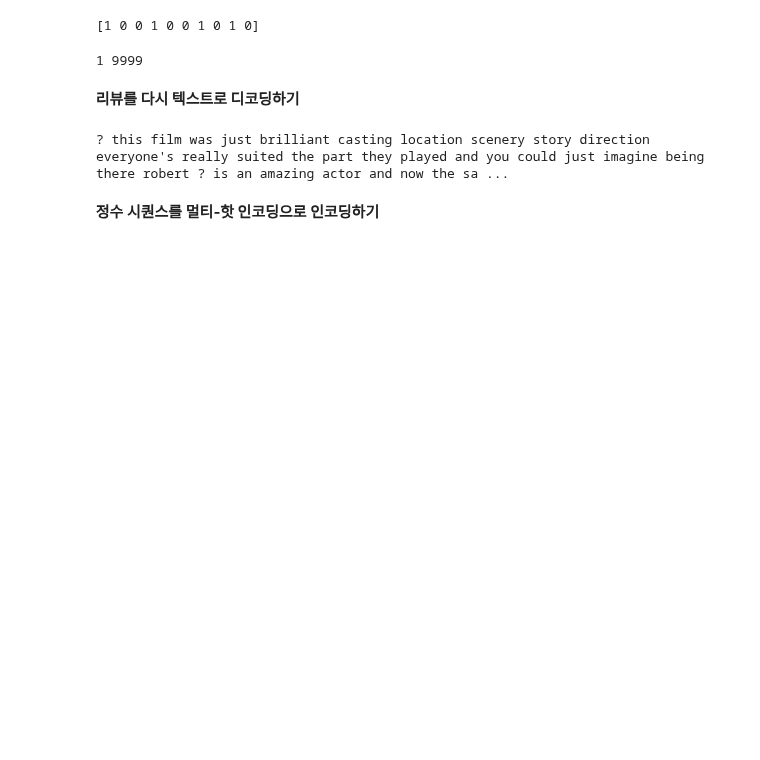
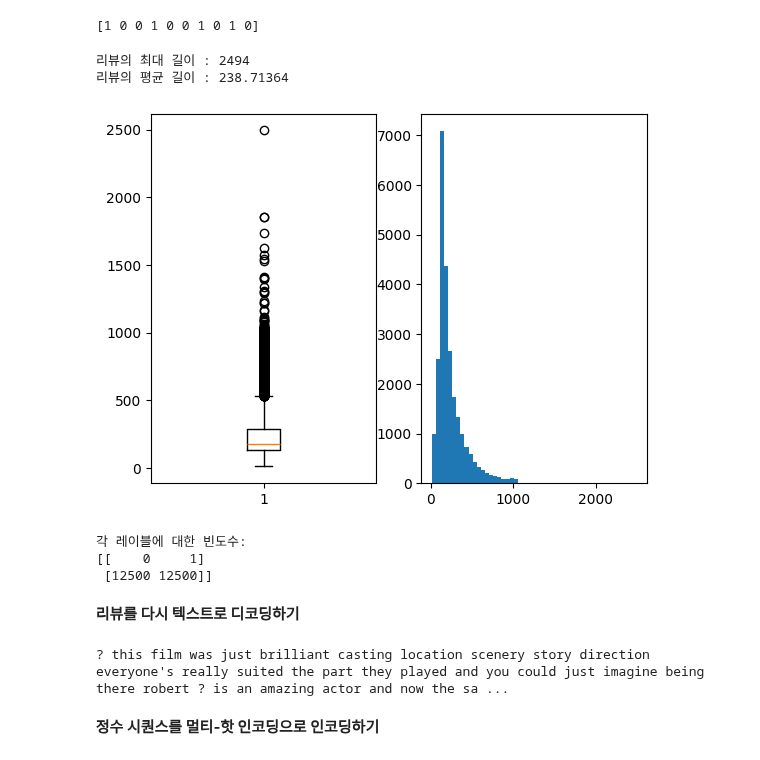
Before and after one commit to heegeunyoon/python101, a Jupyter notebook: 5_3_NN.ipynb, the cells around one changed output. Drawn from its saved outputs; the diff is of its cells as text; code cells hidden in the pictures; blank space fills up the shorter version.

```diff
--- a/5_3_NN.ipynb
+++ b/5_3_NN.ipynb
@@ -28,10 +35,29 @@ for i in range(10):
     print(train_labels[0:10])
 # %% [output]
 [1 0 0 1 0 0 1 0 1 0]
-# %%
-print(min([min(sequence) for sequence in train_data]), max([max(sequence) for sequence in train_data]))
-# %% [output]
-1 9999
+# %%
+reviews_length = [len(review) for review in train_data]
+
+print('리뷰의 최대 길이 : {}'.format(np.max(reviews_length)))
+print('리뷰의 평균 길이 : {}'.format(np.mean(reviews_length)))
+
+plt.subplot(1,2,1)
+plt.boxplot(reviews_length)
+plt.subplot(1,2,2)
+plt.hist(reviews_length, bins=50)
+plt.show()
+# %% [output]
+리뷰의 최대 길이 : 2494
+리뷰의 평균 길이 : 238.71364
+[figure, added]
+# %%
+unique_elements, counts_elements = np.unique(y_train, return_counts=True)
+print("각 레이블에 대한 빈도수:")
+print(np.asarray((unique_elements.astype(int), counts_elements)))
+# %% [output]
+각 레이블에 대한 빈도수:
+[[    0     1]
+ [12500 12500]]
 # %% [markdown]
 **리뷰를 다시 텍스트로 디코딩하기**
 # %%
```
Also changed, not shown: parts of 12 cells of this notebook.
